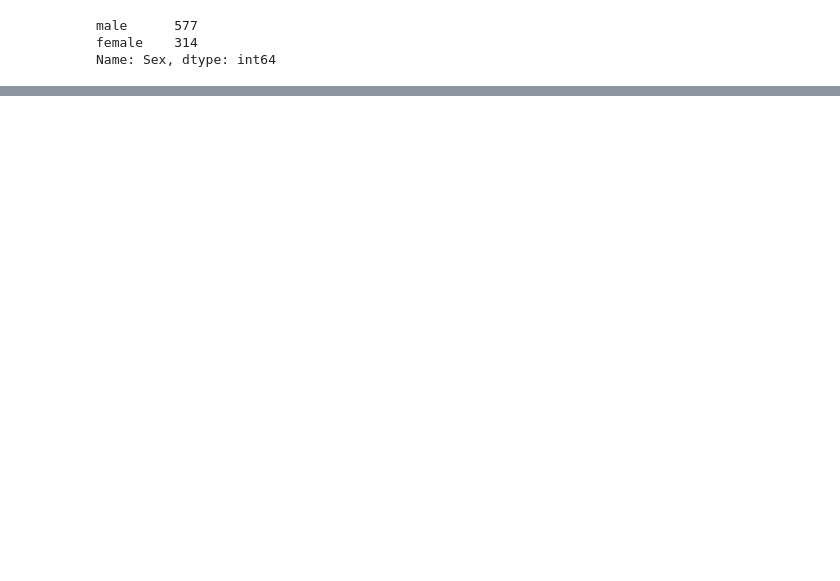
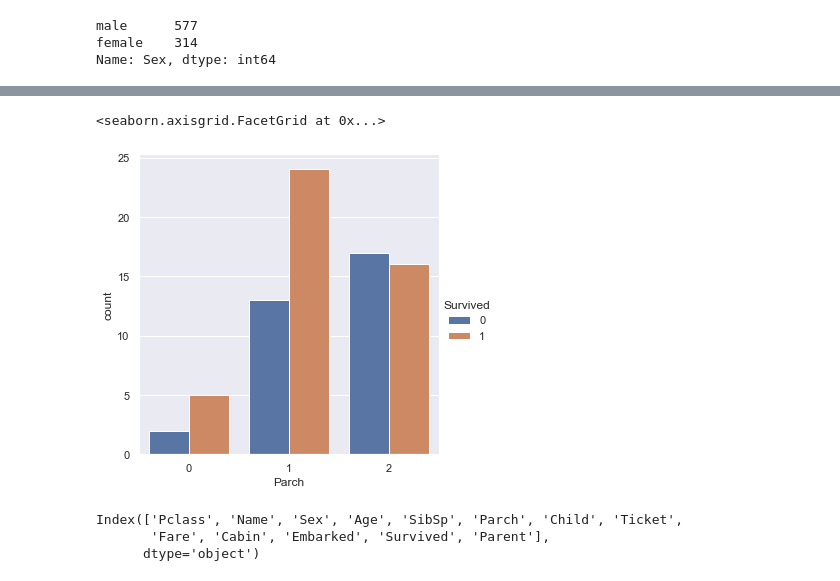
Before and after one commit to warshtayner/Kaggle_Titanic, a Jupyter notebook: Version_3.ipynb, the cells around one changed output, grey strips where cells are left out. Drawn from its saved outputs; the diff is of its cells as text; code cells hidden in the pictures; blank space fills up the shorter version.

```diff
--- a/Version_3.ipynb
+++ b/Version_3.ipynb
@@ -49,7 +77,7 @@ memory usage: 83.5+ KB
 y = train['Survived']
 # %%
 # train.drop(columns=['Survived'], axis=1, inplace=True)
-train['Survived'] = y
+# train['Survived'] = y
 # %%
 train.head()
 # %% [output]
@@ -122,0 +179,2 @@ memory usage: 33.2+ KB
+# %%
+train['Embarked'].fillna(train['Embarked'].mode()[0], inplace=True)
@@ -122,0 +202,5 @@ memory usage: 33.2+ KB
+# %%
+sns.catplot(data=train[(train['Age'] <= 14)], x='Parch', hue='Survived', kind='count')
+# %% [output]
+<seaborn.axisgrid.FacetGrid at 0x...>
+[figure, added]
@@ -122,0 +218,6 @@ memory usage: 33.2+ KB
+# %%
+train.columns
+# %% [output]
+Index(['Pclass', 'Name', 'Sex', 'Age', 'SibSp', 'Parch', 'Child', 'Ticket',
+       'Fare', 'Cabin', 'Embarked', 'Survived', 'Parent'],
+      dtype='object')
```
Also changed, not shown: parts of 38 cells of this notebook.
